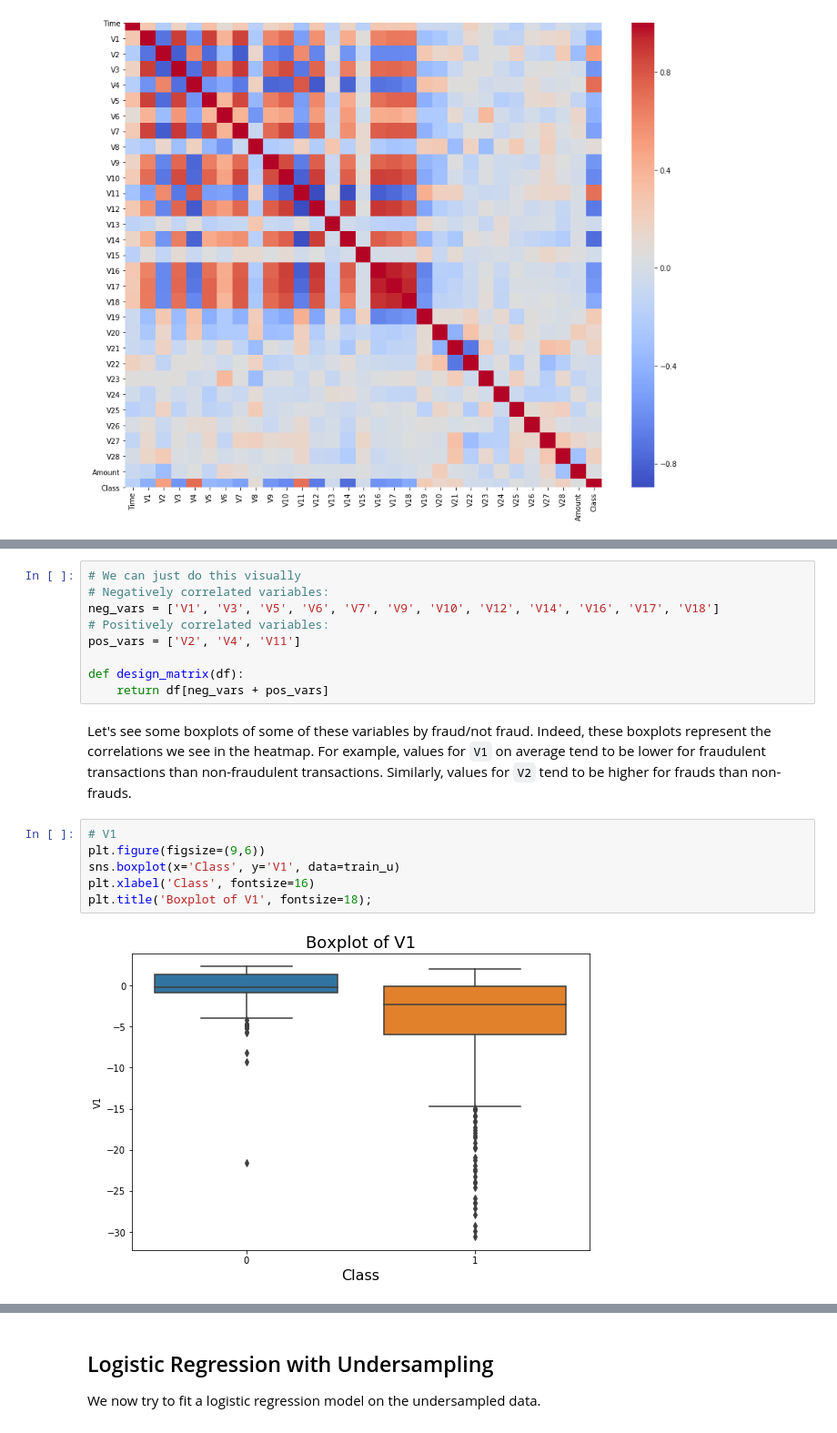
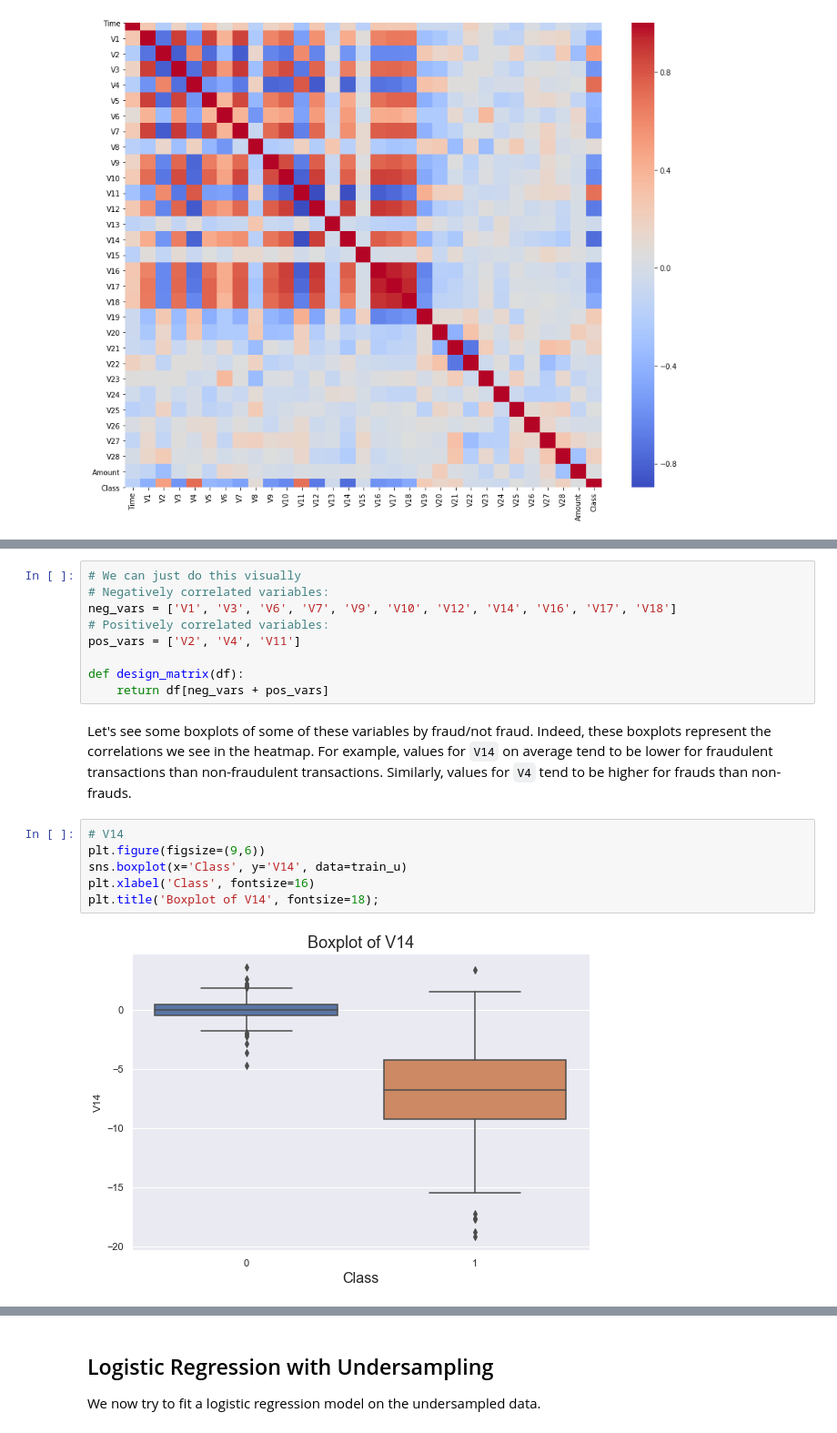
Before and after one commit to jcpagadora/Credit-Card-Fraud-Detection, a Jupyter notebook: Credit Card Fraud Detection.ipynb, the cells around one changed output, grey strips where cells are left out. Shown at 91% size. Drawn from its saved outputs; the diff is of its cells as text.

```diff
--- a/Credit Card Fraud Detection.ipynb
+++ b/Credit Card Fraud Detection.ipynb
@@ -291,20 +299,20 @@ Below, we pick out the most effective explanatory variables visually.
 # %%
 # We can just do this visually
 # Negatively correlated variables:
-neg_vars = ['V1', 'V3', 'V5', 'V6', 'V7', 'V9', 'V10', 'V12', 'V14', 'V16', 'V17', 'V18']
+neg_vars = ['V1', 'V3', 'V6', 'V7', 'V9', 'V10', 'V12', 'V14', 'V16', 'V17', 'V18']
 # Positively correlated variables:
 pos_vars = ['V2', 'V4', 'V11']
 
 def design_matrix(df):
     return df[neg_vars + pos_vars]
 # %% [markdown]
-Let's see some boxplots of some of these variables by fraud/not fraud. Indeed, these boxplots represent the correlations we see in the heatmap. For example, values for `V1` on average tend to be lower for fraudulent transactions than non-fraudulent transactions. Similarly, values for `V2` tend to be higher for frauds than non-frauds.
+Let's see some boxplots of some of these variables by fraud/not fraud. Indeed, these boxplots represent the correlations we see in the heatmap. For example, values for `V14` on average tend to be lower for fraudulent transactions than non-fraudulent transactions. Similarly, values for `V4` tend to be higher for frauds than non-frauds.
 # %%
-# V1
+# V14
 plt.figure(figsize=(9,6))
-sns.boxplot(x='Class', y='V1', data=train_u)
+sns.boxplot(x='Class', y='V14', data=train_u)
 plt.xlabel('Class', fontsize=16)
-plt.title('Boxplot of V1', fontsize=18);
+plt.title('Boxplot of V14', fontsize=18);
 # %% [output]
-[figure, old version]
+[figure, new version]
 # %%
```
Also changed, not shown: parts of 33 cells of this notebook.
